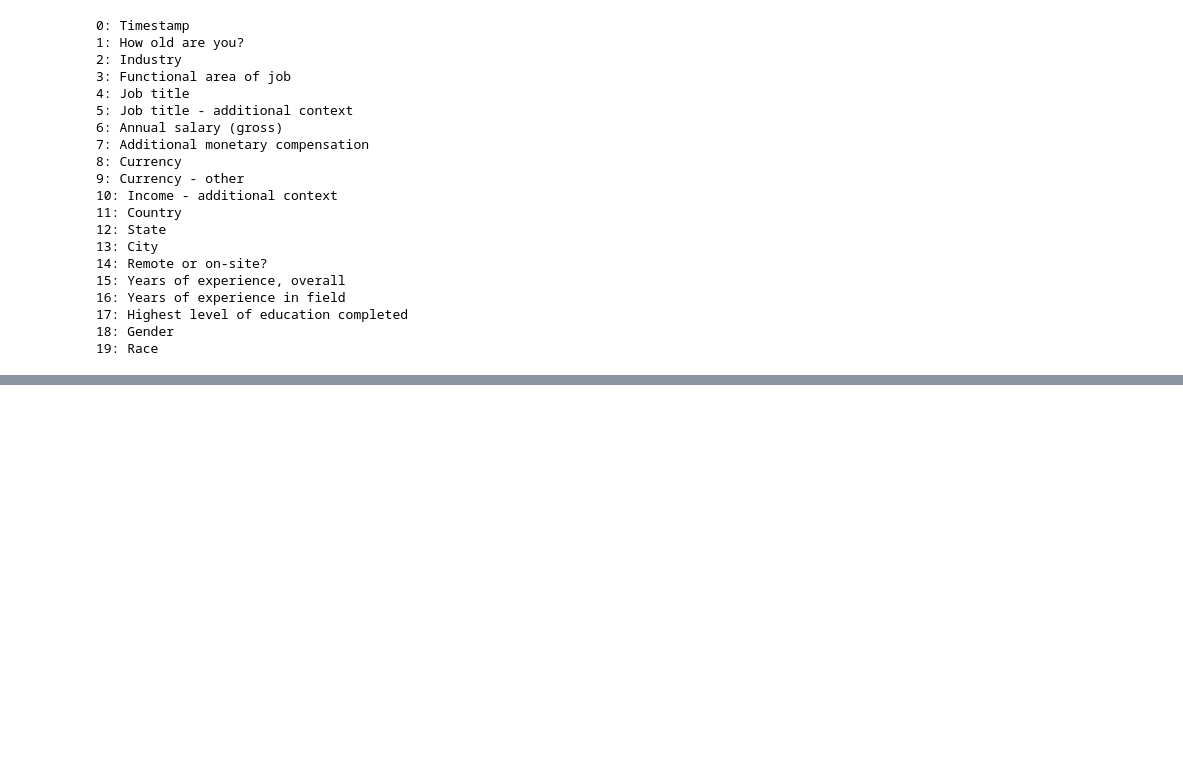
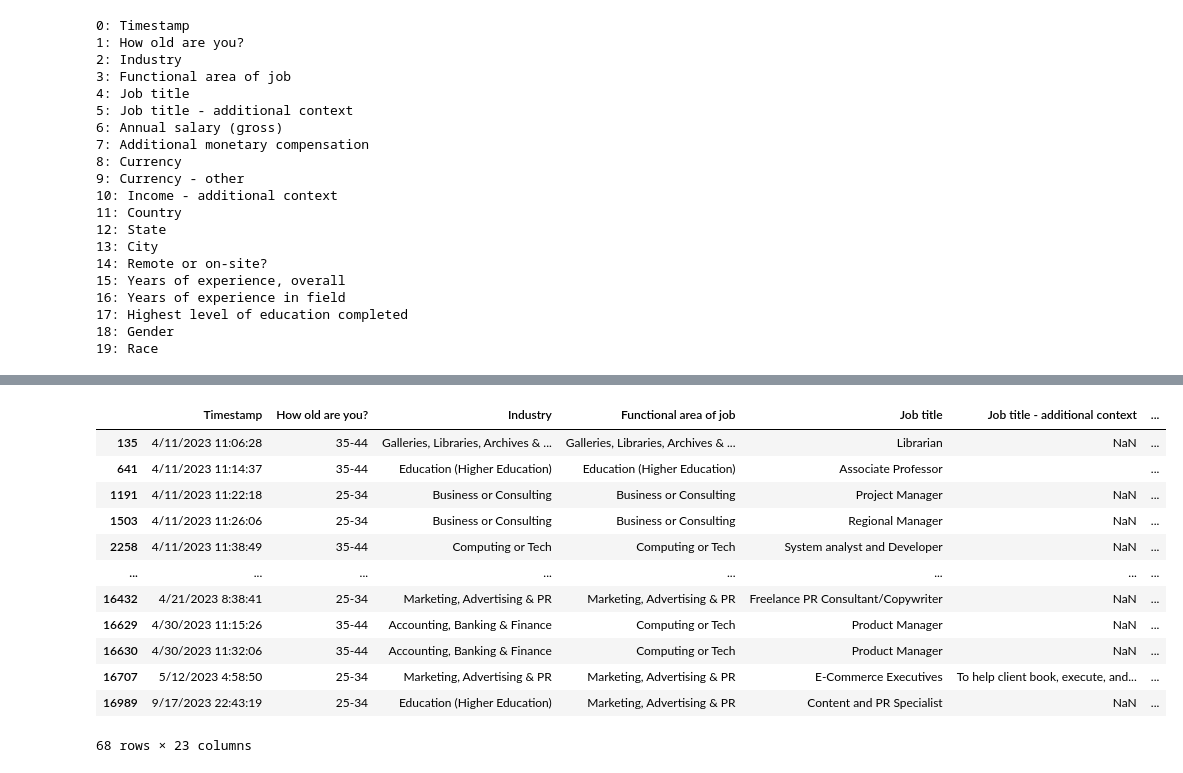
Before and after one commit to charliejharrison/AISS-2024_data-handling-python-pandas, a Jupyter notebook: notebooks/03-messy-data.ipynb, the cells around one changed output, grey strips where cells are left out. Saved outputs shown, nothing was run; the diff lists cells and outputs as text; code cells hidden in the pictures; blank space fills up the shorter version.

```diff
--- a/notebooks/03-messy-data.ipynb
+++ b/notebooks/03-messy-data.ipynb
@@ -94,0 +319,2 @@ survey_data[survey_data["Additional monetary compensation"] % 1 != 0]
+# %%
+exchange_rates = pd.read_csv("../data/average_csv_2023-12.csv")
@@ -94,0 +341,6 @@ survey_data[survey_data["Additional monetary compensation"] % 1 != 0]
+# %%
+exch_map = exchange_rates.loc[:, ["Currency Code", "Sterling value of Currency Unit £"]]  # Copy the two colums we're interested in
+exch_map.drop_duplicates(keep='first', inplace=True)  # Get rid of duplicate rows
+exch_map.set_index("Currency Code", inplace=True) # Use the "Currency Code" column as the index
+exch_map = exch_map.iloc[:, 0]  # Take only the column at position 0 (this is also the only column)
+print(exch_map.head())
@@ -94,0 +439,2 @@ survey_data[survey_data["Additional monetary compensation"] % 1 != 0]
+# %%
+exch_map["GBP"] = 1
@@ -94,0 +488,2 @@ survey_data[survey_data["Additional monetary compensation"] % 1 != 0]
+# %%
+survey_data_no_aus["GBP exchange rate"] = survey_data_no_aus["Currency"].map(exch_map)
@@ -94,0 +504,16 @@ survey_data[survey_data["Additional monetary compensation"] % 1 != 0]
+# %%
+survey_data_no_aus[survey_data_no_aus["GBP exchange rate"].isna()]
+# %% [output]
+|  | Timestamp | How old are you? | Industry | Functional area of job | Job title | Job title - additional context | ... |
+| 135 | 4/11/2023 11:06:28 | 35-44 | Galleries, Libraries, Archives & ... | Galleries, Libraries, Archives & ... | Librarian | NaN | ... |
+| 641 | 4/11/2023 11:14:37 | 35-44 | Education (Higher Education) | Education (Higher Education) | Associate Professor |  | ... |
+| 1191 | 4/11/2023 11:22:18 | 25-34 | Business or Consulting | Business or Consulting | Project Manager | NaN | ... |
+| 1503 | 4/11/2023 11:26:06 | 25-34 | Business or Consulting | Business or Consulting | Regional Manager | NaN | ... |
+| 2258 | 4/11/2023 11:38:49 | 35-44 | Computing or Tech | Computing or Tech | System analyst and Developer | NaN | ... |
+| ... | ... | ... | ... | ... | ... | ... | ... |
+| 16432 | 4/21/2023 8:38:41 | 25-34 | Marketing, Advertising & PR | Marketing, Advertising & PR | Freelance PR Consultant/Copywriter | NaN | ... |
+| 16629 | 4/30/2023 11:15:26 | 35-44 | Accounting, Banking & Finance | Computing or Tech | Product Manager | NaN | ... |
+| 16630 | 4/30/2023 11:32:06 | 35-44 | Accounting, Banking & Finance | Computing or Tech | Product Manager | NaN | ... |
+| 16707 | 5/12/2023 4:58:50 | 25-34 | Marketing, Advertising & PR | Marketing, Advertising & PR | E-Commerce Executives | To help client book, execute, and... | ... |
+| 16989 | 9/17/2023 22:43:19 | 25-34 | Education (Higher Education) | Marketing, Advertising & PR | Content and PR Specialist | NaN | ... |
+68 rows × 23 columns
```
Also changed, not shown: parts of 55 cells of this notebook, 4 other files.
